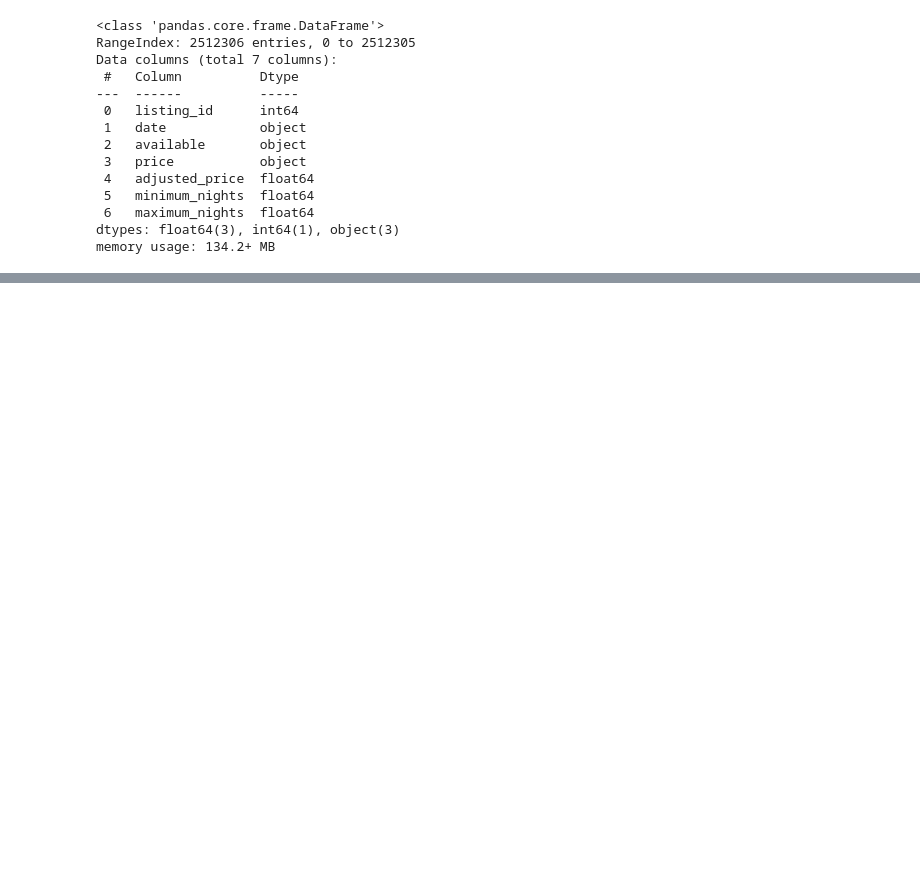
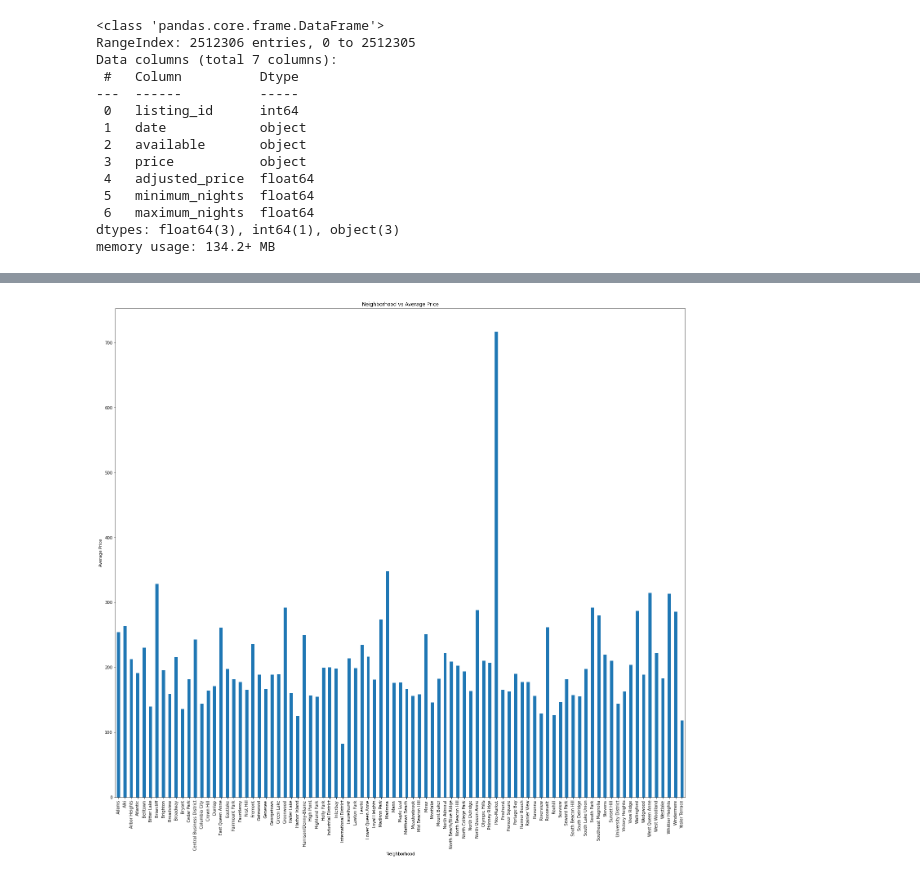
Before and after one commit to demccusker/AirBnB_analysis, a Jupyter notebook: AirBnB_Analysis.ipynb, the cells around one changed output, grey strips where cells are left out. Cells and saved outputs as stored; diff of their text form; code cells hidden in the pictures; blank space fills up the shorter version.

```diff
--- a/AirBnB_Analysis.ipynb
+++ b/AirBnB_Analysis.ipynb
@@ -234,4 +78,0 @@ AirBNB also has info about larger neighborhood groups.
-# %%
-sns.countplot(data=list_df, x='neighbourhood_group_cleansed')
-sns.set(rc={'figure.figsize':(10,6)})
-plt.xticks(rotation = 90);
@@ -310,3 +78,0 @@ The number of beds and people accomodated are already in good shape, but bathroo
-# %%
-list_df['bathrooms_text'] = list_df['bathrooms_text'].str.replace('half-bath', "0.5")
-list_df['bathrooms_text'] = list_df['bathrooms_text'].str.replace('Half-bath', "0.5")
@@ -335,2 +78,0 @@ Now, let's extract the number of bathrooms.
-# %%
-list_df['no_of_bathrooms'] = list_df['bathrooms_text'].str.extract('(\d+.?\d*)').astype(float)
@@ -359,2 +78,0 @@ Next, let's pick out the shared bathrooms.
-# %%
-list_df['shared'] = list_df['bathrooms_text'].str.contains('shared').astype(int)
@@ -706,0 +118,5 @@ Now, let's train the model.
+# %%
+grouped_df = merged_df.groupby("neighbourhood_cleansed")['price_float'].mean()
+grouped_df.plot.bar(figsize=(25,22),title = f"Neighborhood vs Average Price", xlabel = "Neighborhood", ylabel = (f'Average Price'));
+# %% [output]
+[figure, added]
```
Also changed, not shown: parts of 157 cells of this notebook, 1 other file.
